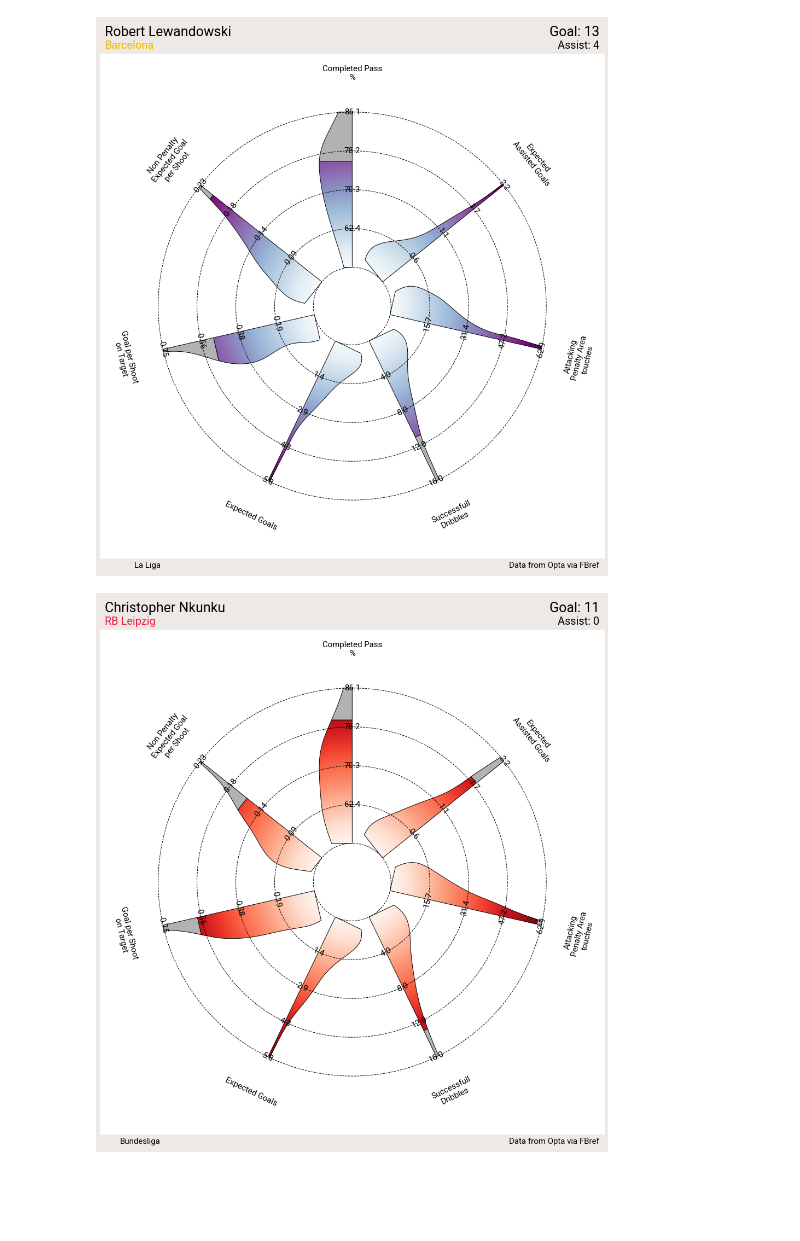
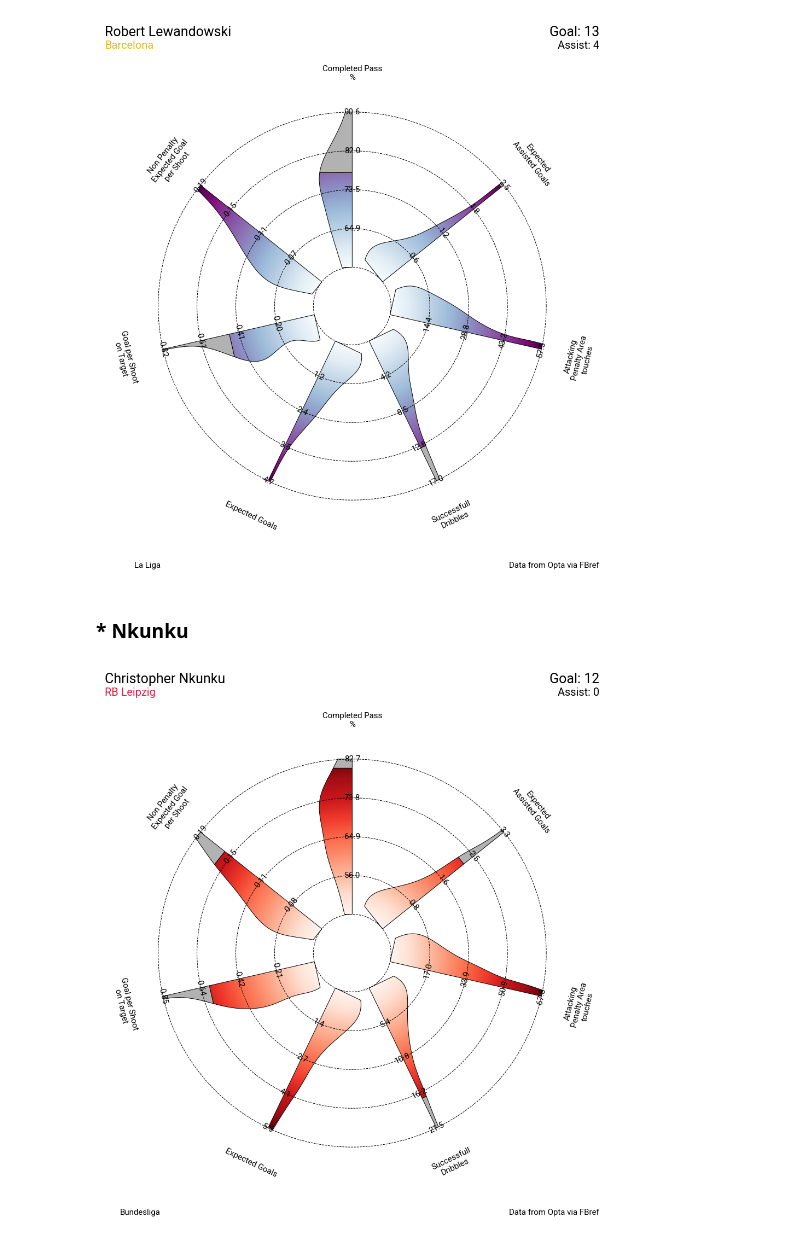
Before and after one commit to f1li/FootballAnalysis, a Jupyter notebook: src/EuroTop_scorer.ipynb, the cells around one changed output. Drawn from its saved outputs; the diff is of its cells as text; code cells hidden in the pictures; blank space fills up the shorter version.

```diff
--- a/src/EuroTop_scorer.ipynb
+++ b/src/EuroTop_scorer.ipynb
@@ -101,0 +489,10 @@ params = ['Completed Pass %', 'Expected Assisted Goals', 'Attacking Penalty Area
+# %%
+TopScorer = ['Erling Haaland', 'Victor Osimhen', 'Robert Lewandowski', 'Christopher Nkunku', 'Kylian Mbappé']
+GoalT = ['Goal: 18', 'Goal: 9', 'Goal: 13', 'Goal: 12', 'Goal: 12']
+AssistT = ['Assist: 3', 'Assist: 2', 'Assist: 4', 'Assist: 0', 'Assist: 2']
+Team = ['Manchester City', 'Napoli', 'Barcelona', 'RB Leipzig', 'Paris SG']
+Colors = ['#6CABDD', '#12A0D7', '#EDBB00', '#EC1845', '#005090']
+Leagues = ['Premier L.', 'Serie A', 'La Liga', 'Bundesliga', 'Ligue 1']
+C_Map = ['Blues', 'PuBu', 'BuPu', 'Reds', 'Purples']
+TeamId = [8456, 9875, 8634, 178475, 9847]
+df_list = [df_uk, df_it, df_es, df_ge, df_fr]
@@ -142,10 +551,0 @@ def BuildRadar(df, player, team, team_color, league, goaltext, assisttext, param
-# %%
-TopScorer = ['Erling Haaland', 'Victor Osimhen', 'Robert Lewandowski', 'Christopher Nkunku']
-GoalT = ['Goal: 18', 'Goal: 8', 'Goal: 13', 'Goal: 11']
-AssistT = ['Assist: 3', 'Assist: 2', 'Assist: 4', 'Assist: 0']
-Team = ['Manchester City', 'Napoli', 'Barcelona', 'RB Leipzig']
-Colors = ['#6CABDD', '#12A0D7', '#EDBB00', '#EC1845']
-Leagues = ['Premier L.', 'Serie A', 'La Liga', 'Bundesliga']
-C_Map = ['Blues', 'PuBu', 'BuPu', 'Reds']
-TeamId = [8456, 9875, 8634, 178475]
-df_list = [df_uk, df_it, df_es, df_ge]
@@ -160,8 +554,18 @@ BuildRadar(df_list[1], TopScorer[1], Team[1], Colors[1], Leagues[1], GoalT[1], A
 # %%
+low = df_es[params].quantile(0.05).values
+high = df_es[params].quantile(0.95).values
+#lower_is_better = ['Cmp_percent_Total']
+radar = Radar(params, low, high, num_rings=4)
 BuildRadar(df_list[2], TopScorer[2], Team[2], Colors[2], Leagues[2], GoalT[2], AssistT[2], params, C_Map[2])
 # %% [output]
-[figure, old version]
+[figure, new version]
+# %% [markdown]
+### * Nkunku
 # %%
+low = df_ge[params].quantile(0.05).values
+high = df_ge[params].quantile(0.95).values
+#lower_is_better = ['Cmp_percent_Total']
+radar = Radar(params, low, high, num_rings=4)
 BuildRadar(df_list[3], TopScorer[3], Team[3], Colors[3], Leagues[3], GoalT[3], AssistT[3], params, C_Map[3])
 # %% [output]
-[figure, old version]
+[figure, new version]
```
Also changed, not shown: parts of 23 cells of this notebook.
